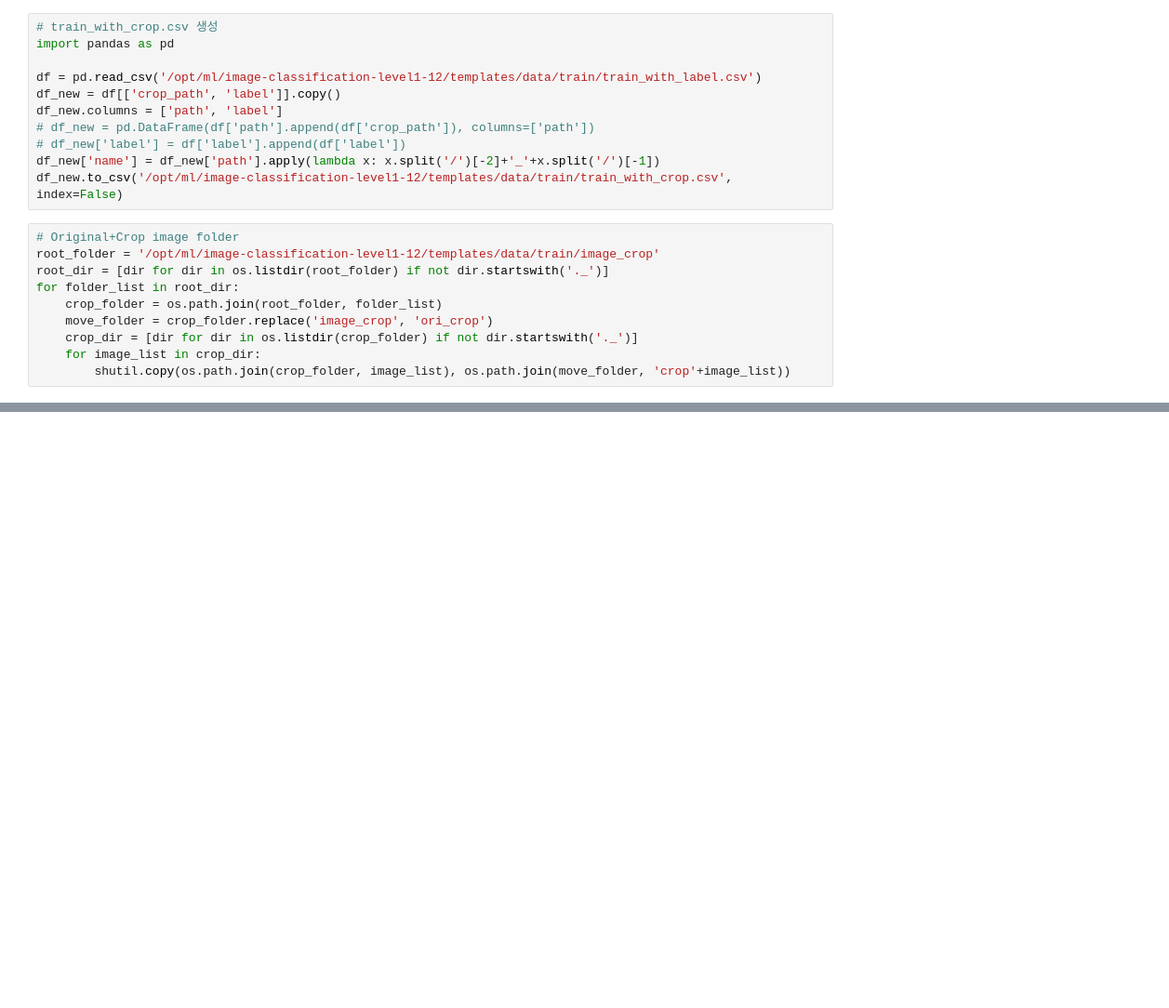
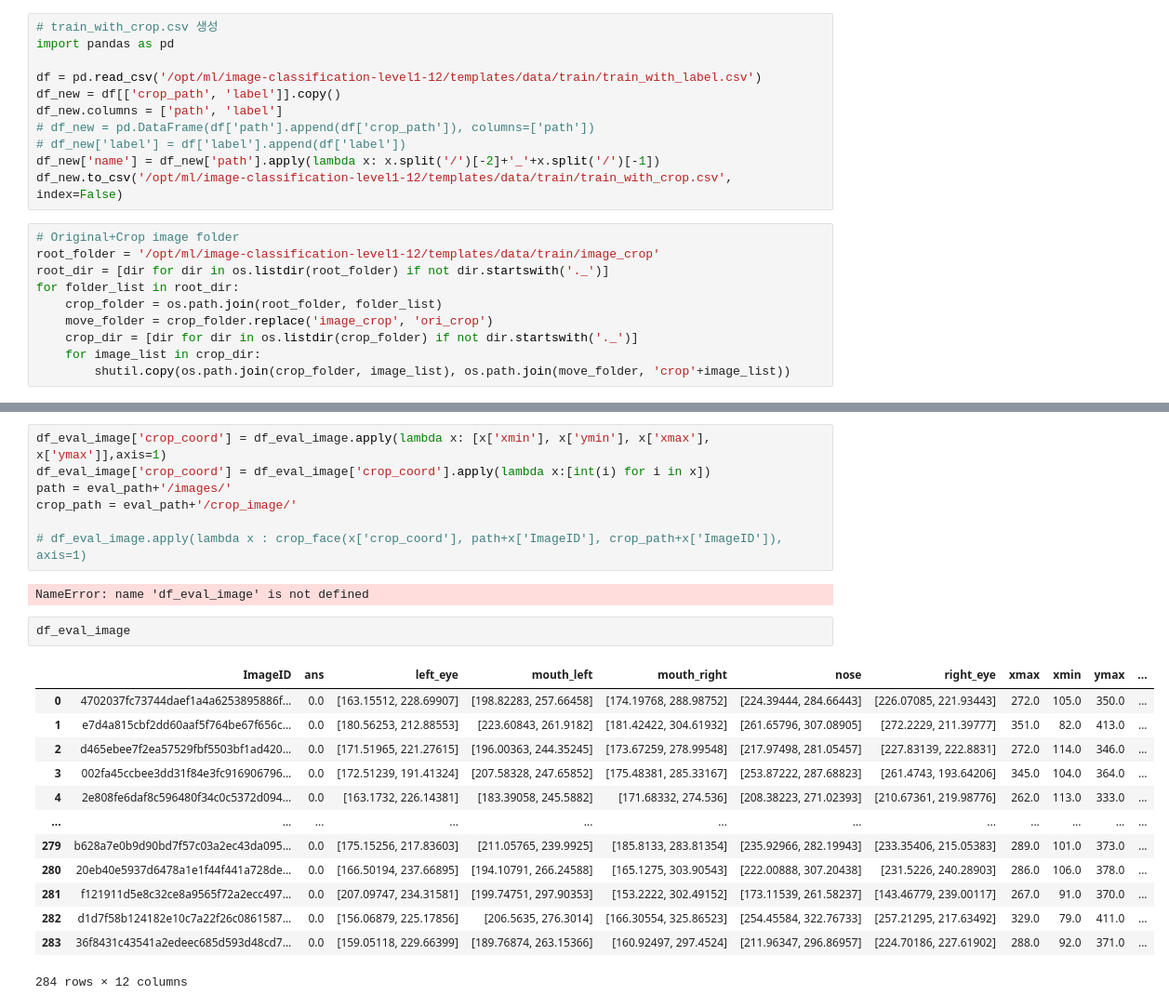
Before and after one commit to boostcampaitech2/image-classification-level1-12, a Jupyter notebook: templates/pro_hun/image_crop.ipynb, the cells around one changed output, grey strips where cells are left out. Shown at 93% size. Saved outputs shown, nothing was run; the diff lists cells and outputs as text; blank space fills up the shorter version.

```diff
--- a/templates/pro_hun/image_crop.ipynb
+++ b/templates/pro_hun/image_crop.ipynb
@@ -93,0 +259,25 @@ df_merge.to_csv('/opt/ml/image-classification-level1-12/templates/data/train/tra
+# %%
+df_eval_image['crop_coord'] = df_eval_image.apply(lambda x: [x['xmin'], x['ymin'], x['xmax'], x['ymax']],axis=1)
+df_eval_image['crop_coord'] = df_eval_image['crop_coord'].apply(lambda x:[int(i) for i in x])
+path = eval_path+'/images/'
+crop_path = eval_path+'/crop_image/'
+
+# df_eval_image.apply(lambda x : crop_face(x['crop_coord'], path+x['ImageID'], crop_path+x['ImageID']), axis=1)
+# %% [output]
+NameError: name 'df_eval_image' is not defined
+# %%
+df_eval_image
+# %% [output]
+|  | ImageID | ans | left_eye | mouth_left | mouth_right | nose | right_eye | xmax | xmin | ymax | ... |
+| 0 | 4702037fc73744daef1a4a6253895886f... | 0.0 | [163.15512, 228.69907] | [198.82283, 257.66458] | [174.19768, 288.98752] | [224.39444, 284.66443] | [226.07085, 221.93443] | 272.0 | 105.0 | 350.0 | ... |
+| 1 | e7d4a815cbf2dd60aaf5f764be67f656c... | 0.0 | [180.56253, 212.88553] | [223.60843, 261.9182] | [181.42422, 304.61932] | [261.65796, 307.08905] | [272.2229, 211.39777] | 351.0 | 82.0 | 413.0 | ... |
+| 2 | d465ebee7f2ea57529fbf5503bf1ad420... | 0.0 | [171.51965, 221.27615] | [196.00363, 244.35245] | [173.67259, 278.99548] | [217.97498, 281.05457] | [227.83139, 222.8831] | 272.0 | 114.0 | 346.0 | ... |
+| 3 | 002fa45ccbee3dd31f84e3fc916906796... | 0.0 | [172.51239, 191.41324] | [207.58328, 247.65852] | [175.48381, 285.33167] | [253.87222, 287.68823] | [261.4743, 193.64206] | 345.0 | 104.0 | 364.0 | ... |
+| 4 | 2e808fe6daf8c596480f34c0c5372d094... | 0.0 | [163.1732, 226.14381] | [183.39058, 245.5882] | [171.68332, 274.536] | [208.38223, 271.02393] | [210.67361, 219.98776] | 262.0 | 113.0 | 333.0 | ... |
+| ... | ... | ... | ... | ... | ... | ... | ... | ... | ... | ... | ... |
+| 279 | b628a7e0b9d90bd7f57c03a2ec43da095... | 0.0 | [175.15256, 217.83603] | [211.05765, 239.9925] | [185.8133, 283.81354] | [235.92966, 282.19943] | [233.35406, 215.05383] | 289.0 | 101.0 | 373.0 | ... |
+| 280 | 20eb40e5937d6478a1e1f44f441a728de... | 0.0 | [166.50194, 237.66895] | [194.10791, 266.24588] | [165.1275, 303.90543] | [222.00888, 307.20438] | [231.5226, 240.28903] | 286.0 | 106.0 | 378.0 | ... |
+| 281 | f121911d5e8c32ce8a9565f72a2ecc497... | 0.0 | [207.09747, 234.31581] | [199.74751, 297.90353] | [153.2222, 302.49152] | [173.11539, 261.58237] | [143.46779, 239.00117] | 267.0 | 91.0 | 370.0 | ... |
+| 282 | d1d7f58b124182e10c7a22f26c0861587... | 0.0 | [156.06879, 225.17856] | [206.5635, 276.3014] | [166.30554, 325.86523] | [254.45584, 322.76733] | [257.21295, 217.63492] | 329.0 | 79.0 | 411.0 | ... |
+| 283 | 36f8431c43541a2edeec685d593d48cd7... | 0.0 | [159.05118, 229.66399] | [189.76874, 263.15366] | [160.92497, 297.4524] | [211.96347, 296.86957] | [224.70186, 227.61902] | 288.0 | 92.0 | 371.0 | ... |
+284 rows × 12 columns
```
Also changed, not shown: parts of 7 cells of this notebook, 2 other files.
